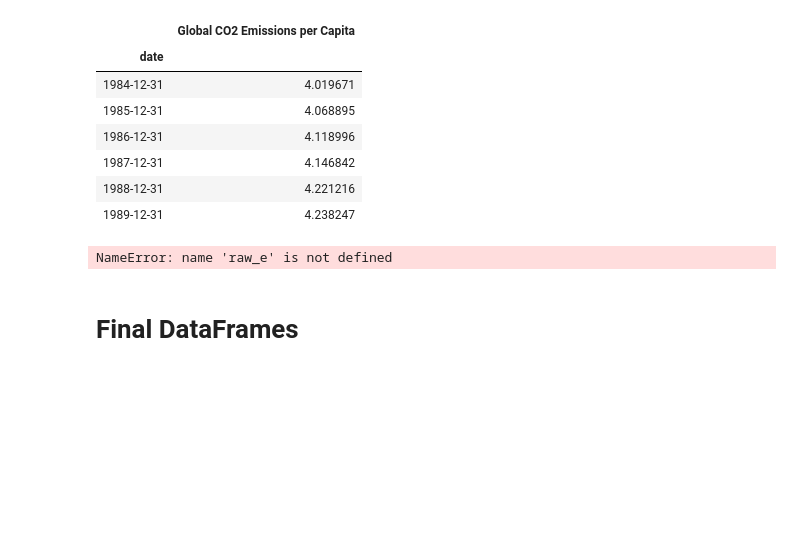
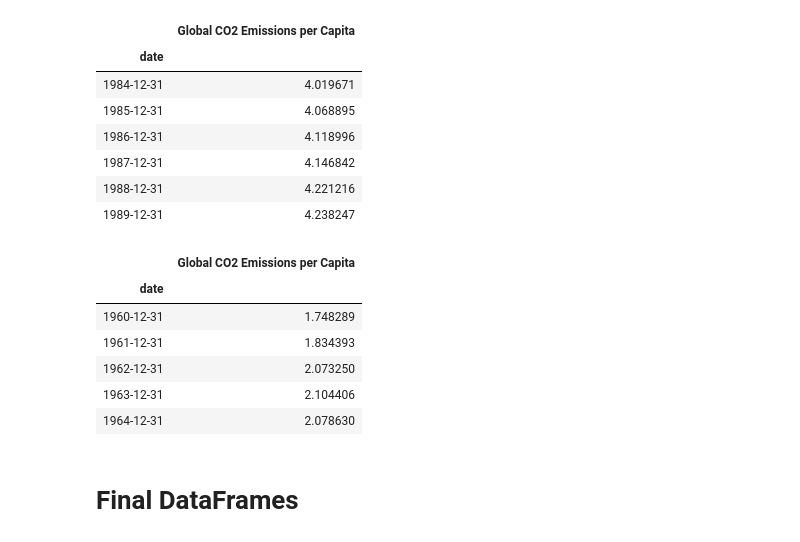
Before and after one commit to dsepulve/time-series-analyses-and-climate-change, a Jupyter notebook: notebook/medium-post3_timeseries-analysis-and-climate-change-Copy2.ipynb, the cells around one changed output. Drawn from its saved outputs; the diff is of its cells as text; code cells hidden in the pictures; blank space fills up the shorter version.

```diff
--- a/notebook/medium-post3_timeseries-analysis-and-climate-change-Copy2.ipynb
+++ b/notebook/medium-post3_timeseries-analysis-and-climate-change-Copy2.ipynb
@@ -298,29 +280,35 @@ e['1984-01-04':'1990-01-06']
 # %%
 # Define function to pull value from raw data, using DateIndex from new DataFrame row
 def populate_df(row):
     index = str(row['date'].year)
     value = raw_e_chile.loc[index]
     return value
 
 # Select just the co2 emissions for the 'world', and the columns for the years 1960-2018
-raw_e_chile = raw_e[raw_e['Country Name']=='Chile'].loc[:,'1960':'2018']
+raw_e_chile = raw_emissions[raw_emissions['Country Name']=='Chile'].loc[:,'1960':'2018']
 
 # 'Traspose' the resulting slice, making the columns become rows and vice versa
 raw_e_chile = raw_e_chile.T
 raw_e_chile.columns = ['value']
 
 # Create a new DataFrame with a daterange the same the range for..
 # the Temperature data (after resampling to years)
 date_rng = pd.date_range(start='31/12/1960', end='31/12/2018', freq='y')
 e = pd.DataFrame(date_rng, columns=['date'])
 
 # Populate the new DataFrame using the values from the raw data slice
 v = e.apply(lambda row: populate_df(row), axis=1)
 e['Global CO2 Emissions per Capita'] = v
 e.set_index('date', inplace=True)
 e.head()
 # %% [output]
-NameError: name 'raw_e' is not defined
+|  | Global CO2 Emissions per Capita |
+| date |  |
+| 1960-12-31 | 1.748289 |
+| 1961-12-31 | 1.834393 |
+| 1962-12-31 | 2.073250 |
+| 1963-12-31 | 2.104406 |
+| 1964-12-31 | 2.078630 |
 # %% [markdown]
 # Final DataFrames
 # %%
```
Also changed, not shown: parts of 12 cells of this notebook, 1 other file.
